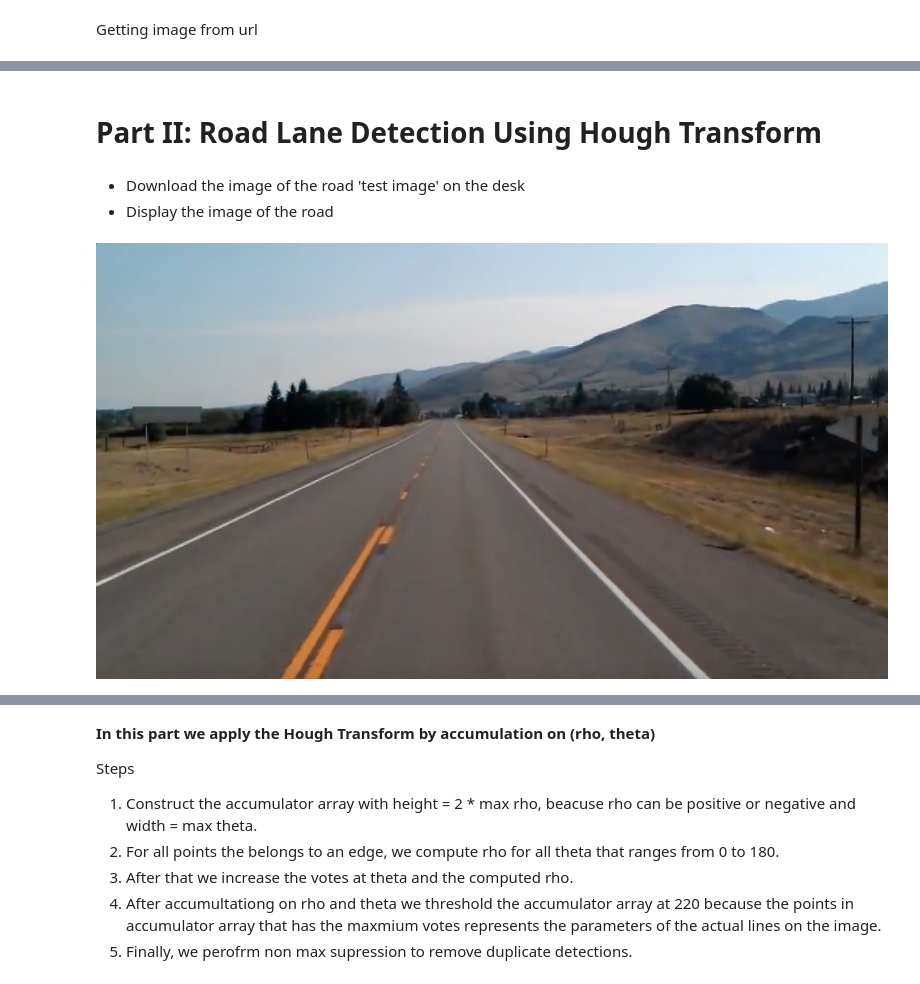
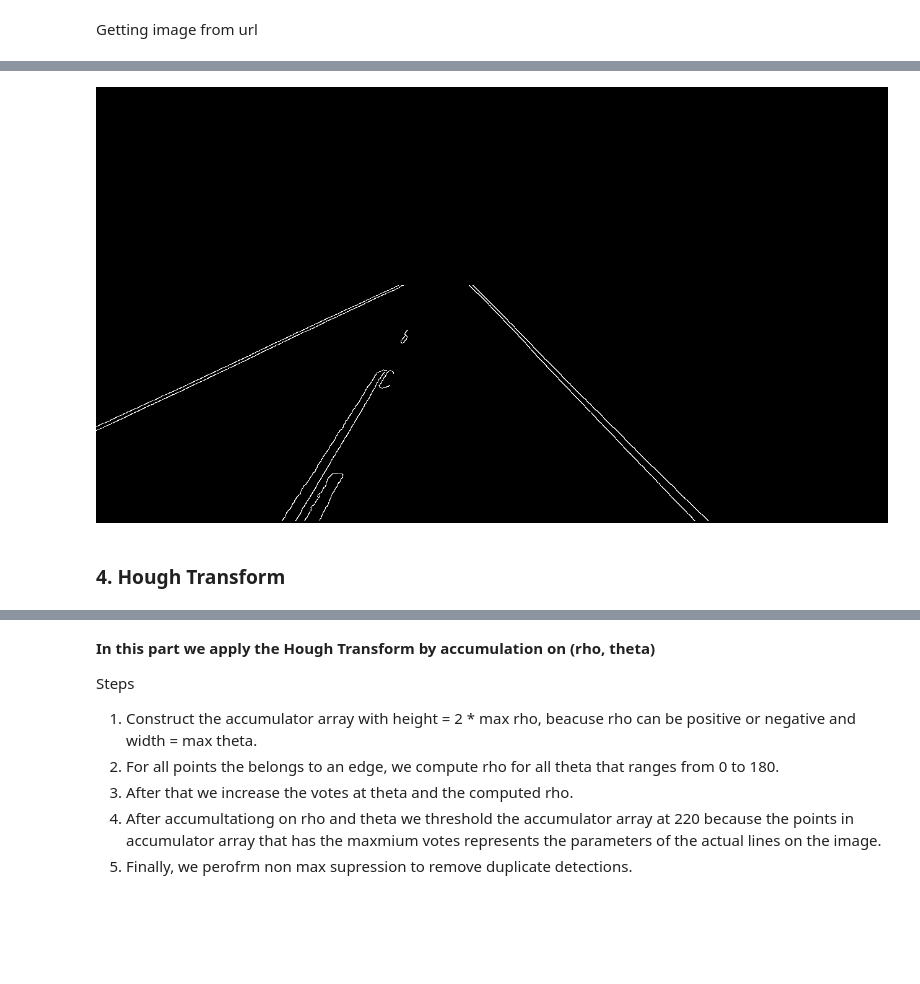
Before and after one commit to Youhanna-Yousry/Image-Cartoonifying-and-Lane-Detection, a Jupyter notebook: LaneDetection.ipynb, the cells around one changed output, grey strips where cells are left out. Cells and saved outputs as stored; diff of their text form; code cells hidden in the pictures; blank space fills up the shorter version.

```diff
--- a/LaneDetection.ipynb
+++ b/LaneDetection.ipynb
@@ -78,13 +64,16 @@ cv2_imshow(test_image)
+# %%
+# Defining the vertices of the polygon for the region of interest
+roi_vertices = np.array([[(0, 700), (0, 450), (420, 320), (800, 320), (1000, 700)]])
+
+# Creating a mask to apply to the edges image
+mask = np.zeros_like(edges_image)
+cv2.fillPoly(mask, roi_vertices, 255)
+
+# Applying the masking
+masked_edges_image = cv2.bitwise_and(edges_image, mask)
+
+cv2_imshow(masked_edges_image)
+# %% [output]
+[figure, added]
 # %% [markdown]
-# Part II: Road Lane Detection Using Hough Transform
+### 4. Hough Transform
-# %% [markdown]
-
-
-*   Download the image of the road 'test image' on the desk
-*   Display the image of the road
-# %%
-img_path = download_image('https://miro.medium.com/v2/resize:fit:1400/1*nTOydMnvcxnn_EcAdQUVOg.png', 'part2_image.jpg')
-org_img = cv2.imread(img_path)
-cv2_imshow(org_img)
-# %% [output]
-[figure, removed]
```
Also changed, not shown: parts of 46 cells of this notebook.
